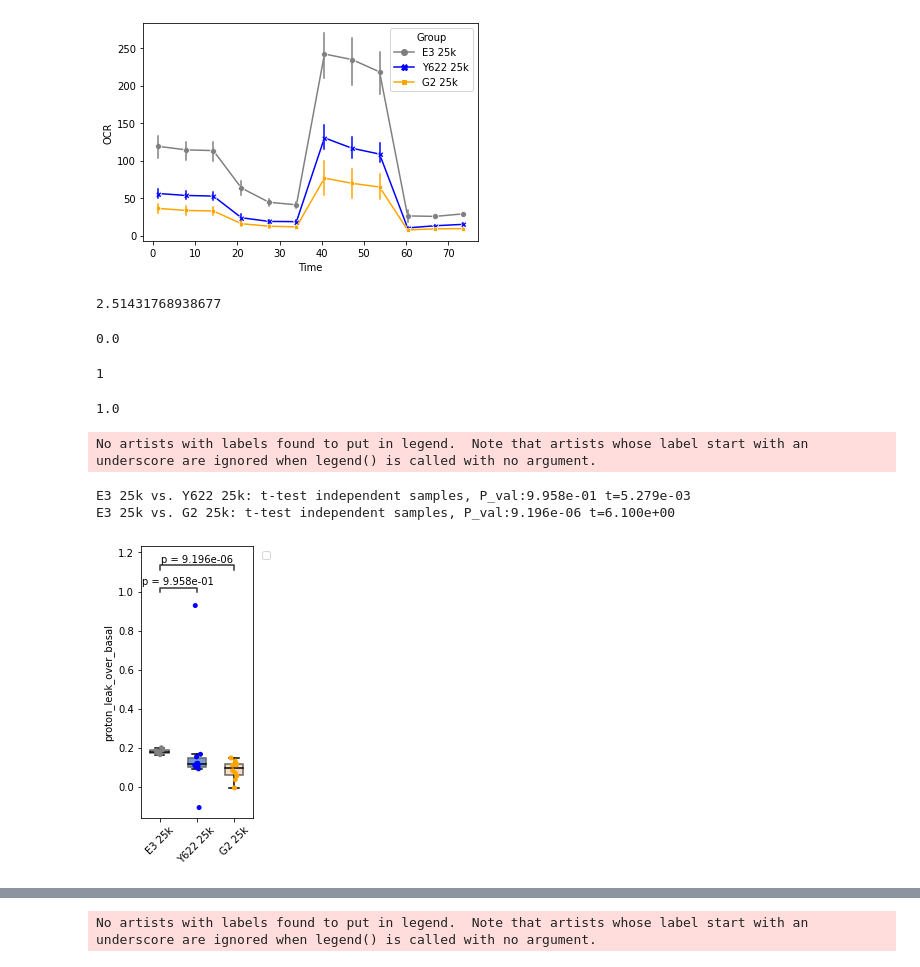
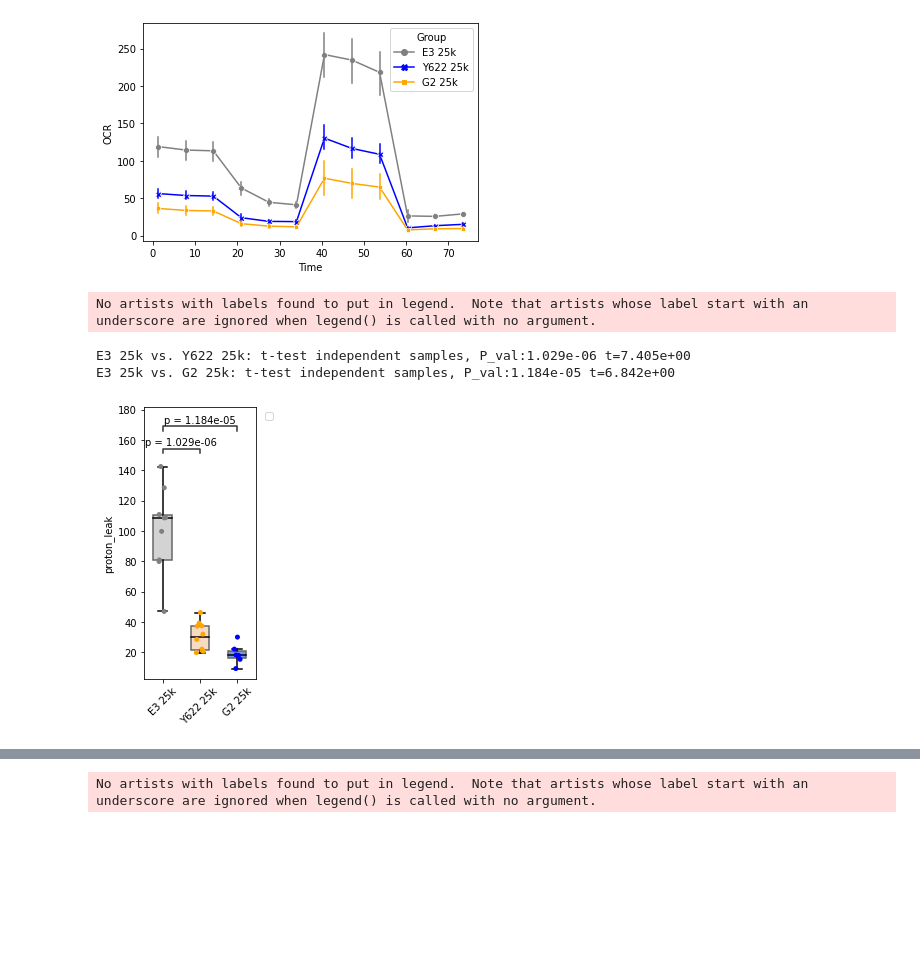
Before and after one commit to djunamay/ABCA7lof2, a Jupyter notebook: notebooks/seahorse.ipynb, the cells around one changed output, grey strips where cells are left out. Cells and saved outputs as stored; diff of their text form; code cells hidden in the pictures; blank space fills up the shorter version.

```diff
--- a/notebooks/seahorse.ipynb
+++ b/notebooks/seahorse.ipynb
@@ -65,8 +234,4 @@ sns.lineplot(data=df_temp, x='Time', y='OCR', hue='Group', style='Group', palett
 # %% [output]
 <Axes: xlabel='Time', ylabel='OCR'>
 [figure]
-# %%
-np.min(df_temp['OCR'])
-# %% [output]
-2.51431768938677
 # %%
@@ -117,45 +270,12 @@ def plot_boxplot_by_treatment(d, y_val, colors, colors2):
-# %%
-compute_slope([0,1], [1,1])
-# %% [output]
-0.0
-# %%
-compute_b([0,1], 0)
-# %% [output]
-1
-# %%
-integrate([0,1], [1,1], 0, 1)
-# %% [output]
-1.0
 # %%
-T = [[compute_integral(df_temp, y, x, 'OCR') for x in range(2,13)] for y in np.unique(df_temp['Well'])]
-D = np.vstack(T)
-D = D.T
-
-basal = np.sum(D[:2], axis=0)
-oligomycin = np.sum(D[3:5], axis=0)
-fccp = np.sum(D[6:8], axis=0)
-antimycin = np.sum(D[9:11], axis=0)
-
-df = pd.DataFrame(np.concatenate((basal.reshape(-1,1), oligomycin.reshape(-1,1), fccp.reshape(-1,1), antimycin.reshape(-1,1)), axis=1))
-df.columns = ['basal', 'oligomycin', 'fccp', 'antimycin']
-df['well'] = np.unique(df_temp['Well'])
-
-dictionary = dict(zip(df_temp['Well'], df_temp['Group']))
-df['grp'] = [dictionary[x] for x in df['well']]
-
-non_mito = antimycin
-true_basal = basal-non_mito
-proton_leak = oligomycin - non_mito
-maximal = fccp - non_mito
-spare = maximal - true_basal
-atp = true_basal - proton_leak
-
-df['non_mito'] = non_mito
-df['true_basal'] = true_basal
-df['proton_leak'] = proton_leak
-df['maximal'] = maximal
-df['spare'] = spare
-df['atp'] = atp
-df['max_over_basal'] = maximal/true_basal
-df['atp_over_basal'] = atp/true_basal
-df['proton_leak_over_basal'] = proton_leak/true_basal
+plt.figure(figsize=(2,5))
+colors2 = dict(zip(['E3 25k', 'G2 25k', 'Y622 25k'], [ 'grey' , 'blue','orange']))
+colors = dict(zip(['E3 25k', 'G2 25k', 'Y622 25k'], [ 'lightgrey' , 'cornflowerblue', 'peachpuff']))
+plot_boxplot_by_treatment(df, 'proton_leak', colors, colors2)
+#plt.ylim(0,.4)
+#plt.savefig('../pdf_figures/basal.pdf')
+# %% [output]
+No artists with labels found to put in legend.  Note that artists whose label start with an underscore are ignored when legend() is called with no argument.
+E3 25k vs. Y622 25k: t-test independent samples, P_val:1.029e-06 t=7.405e+00
+E3 25k vs. G2 25k: t-test independent samples, P_val:1.184e-05 t=6.842e+00
+[figure, added]
@@ -165,9 +281,0 @@ colors = dict(zip(['E3 25k', 'G2 25k', 'Y622 25k'], [ 'lightgrey' , 'peachpuff',
-# %%
-plt.figure(figsize=(2,5))
-plot_boxplot_by_treatment(df, 'proton_leak_over_basal', colors, colors2)
-#plt.ylim(0,.4)
-# %% [output]
-No artists with labels found to put in legend.  Note that artists whose label start with an underscore are ignored when legend() is called with no argument.
-E3 25k vs. Y622 25k: t-test independent samples, P_val:9.958e-01 t=5.279e-03
-E3 25k vs. G2 25k: t-test independent samples, P_val:9.196e-06 t=6.100e+00
-[figure, removed]
```
Also changed, not shown: parts of 20 cells of this notebook.
